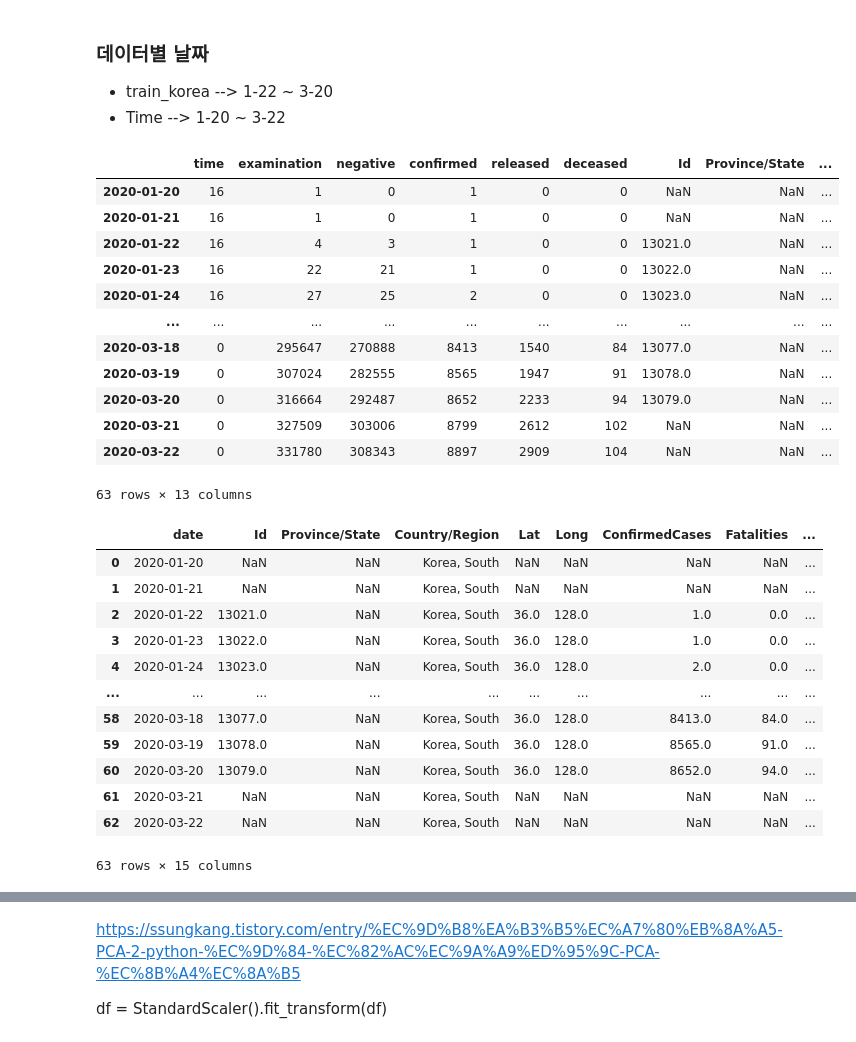
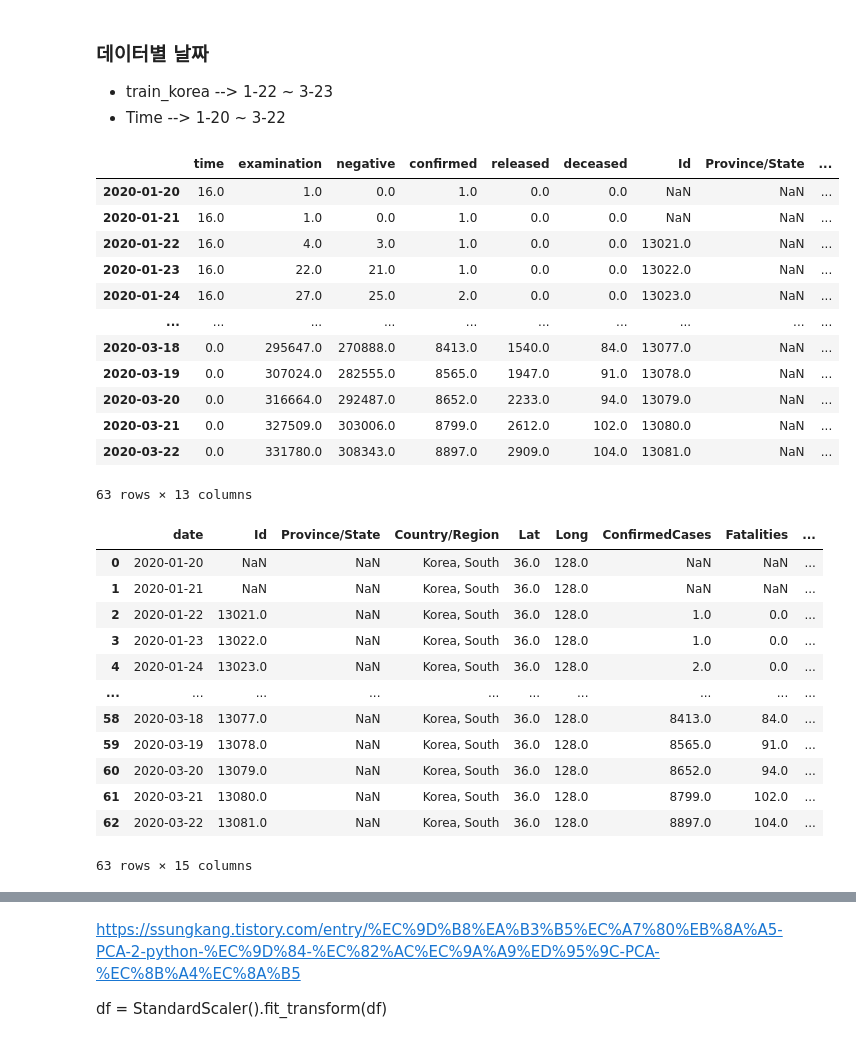
Before and after one commit to jeongnamho/Kaggle, a Jupyter notebook: Corona_competition/Corona_competition.ipynb, the cells around one changed output, grey strips where cells are left out. Drawn from its saved outputs; the diff is of its cells as text; code cells hidden in the pictures.

```diff
--- a/Corona_competition/Corona_competition.ipynb
+++ b/Corona_competition/Corona_competition.ipynb
@@ -67,7 +67,7 @@ time : (63, 7)
 | 2 | 2020-01-22 | 16 | 4 | 3 | 1 | 0 | 0 |
 # %% [markdown]
 ### 데이터별 날짜
-- train_korea --> 1-22 ~ 3-20
+- train_korea --> 1-22 ~ 3-23
 - Time --> 1-20 ~ 3-22
 # %%
 # 다음 셀을 여러번 반복해도 에러나게 하지 않으려 설정
@@ -76,25 +76,28 @@ df2 = time.copy()
 # %%
 train_korea = df1.set_index("Date")
 time = df2.set_index("date")
 
 # 위의 train_korea와 time데이터를 합침(같은 날짜끼리 합쳐지도록 위에서 설정함)
 train_korea = pd.concat([time, train_korea], axis=1, sort=False)
 train_korea.rename(columns={'test':'examination'}, inplace=True)  # test컬럼이 test데이터프레임과 헷갈릴 소지가 있어 바꿈
 train_korea["Country/Region"].fillna("Korea, South", inplace=True)
+train_korea["Lat"].fillna(36.0, inplace=True)
+train_korea["Long"].fillna(128.0, inplace=True)
+train_korea=train_korea.loc[train_korea["examination"].notnull()]
 train_korea
 # %% [output]
 |  | time | examination | negative | confirmed | released | deceased | Id | Province/State | ... |
-| 2020-01-20 | 16 | 1 | 0 | 1 | 0 | 0 | NaN | NaN | ... |
-| 2020-01-21 | 16 | 1 | 0 | 1 | 0 | 0 | NaN | NaN | ... |
-| 2020-01-22 | 16 | 4 | 3 | 1 | 0 | 0 | 13021.0 | NaN | ... |
-| 2020-01-23 | 16 | 22 | 21 | 1 | 0 | 0 | 13022.0 | NaN | ... |
-| 2020-01-24 | 16 | 27 | 25 | 2 | 0 | 0 | 13023.0 | NaN | ... |
+| 2020-01-20 | 16.0 | 1.0 | 0.0 | 1.0 | 0.0 | 0.0 | NaN | NaN | ... |
+| 2020-01-21 | 16.0 | 1.0 | 0.0 | 1.0 | 0.0 | 0.0 | NaN | NaN | ... |
+| 2020-01-22 | 16.0 | 4.0 | 3.0 | 1.0 | 0.0 | 0.0 | 13021.0 | NaN | ... |
+| 2020-01-23 | 16.0 | 22.0 | 21.0 | 1.0 | 0.0 | 0.0 | 13022.0 | NaN | ... |
+| 2020-01-24 | 16.0 | 27.0 | 25.0 | 2.0 | 0.0 | 0.0 | 13023.0 | NaN | ... |
 | ... | ... | ... | ... | ... | ... | ... | ... | ... | ... |
-| 2020-03-18 | 0 | 295647 | 270888 | 8413 | 1540 | 84 | 13077.0 | NaN | ... |
-| 2020-03-19 | 0 | 307024 | 282555 | 8565 | 1947 | 91 | 13078.0 | NaN | ... |
-| 2020-03-20 | 0 | 316664 | 292487 | 8652 | 2233 | 94 | 13079.0 | NaN | ... |
-| 2020-03-21 | 0 | 327509 | 303006 | 8799 | 2612 | 102 | NaN | NaN | ... |
-| 2020-03-22 | 0 | 331780 | 308343 | 8897 | 2909 | 104 | NaN | NaN | ... |
+| 2020-03-18 | 0.0 | 295647.0 | 270888.0 | 8413.0 | 1540.0 | 84.0 | 13077.0 | NaN | ... |
+| 2020-03-19 | 0.0 | 307024.0 | 282555.0 | 8565.0 | 1947.0 | 91.0 | 13078.0 | NaN | ... |
+| 2020-03-20 | 0.0 | 316664.0 | 292487.0 | 8652.0 | 2233.0 | 94.0 | 13079.0 | NaN | ... |
+| 2020-03-21 | 0.0 | 327509.0 | 303006.0 | 8799.0 | 2612.0 | 102.0 | 13080.0 | NaN | ... |
+| 2020-03-22 | 0.0 | 331780.0 | 308343.0 | 8897.0 | 2909.0 | 104.0 | 13081.0 | NaN | ... |
 63 rows × 13 columns
 # %%
 # 여긴 데이터프레임 보기 이쁘게 바꾸는 작업
@@ -110,8 +113,8 @@ train_korea.rename(columns={'index':'date'}, inplace=True)
 train_korea
 # %% [output]
 |  | date | Id | Province/State | Country/Region | Lat | Long | ConfirmedCases | Fatalities | ... |
-| 0 | 2020-01-20 | NaN | NaN | Korea, South | NaN | NaN | NaN | NaN | ... |
-| 1 | 2020-01-21 | NaN | NaN | Korea, South | NaN | NaN | NaN | NaN | ... |
+| 0 | 2020-01-20 | NaN | NaN | Korea, South | 36.0 | 128.0 | NaN | NaN | ... |
+| 1 | 2020-01-21 | NaN | NaN | Korea, South | 36.0 | 128.0 | NaN | NaN | ... |
 | 2 | 2020-01-22 | 13021.0 | NaN | Korea, South | 36.0 | 128.0 | 1.0 | 0.0 | ... |
 | 3 | 2020-01-23 | 13022.0 | NaN | Korea, South | 36.0 | 128.0 | 1.0 | 0.0 | ... |
 | 4 | 2020-01-24 | 13023.0 | NaN | Korea, South | 36.0 | 128.0 | 2.0 | 0.0 | ... |
@@ -119,8 +122,8 @@ train_korea
 | 58 | 2020-03-18 | 13077.0 | NaN | Korea, South | 36.0 | 128.0 | 8413.0 | 84.0 | ... |
 | 59 | 2020-03-19 | 13078.0 | NaN | Korea, South | 36.0 | 128.0 | 8565.0 | 91.0 | ... |
 | 60 | 2020-03-20 | 13079.0 | NaN | Korea, South | 36.0 | 128.0 | 8652.0 | 94.0 | ... |
-| 61 | 2020-03-21 | NaN | NaN | Korea, South | NaN | NaN | NaN | NaN | ... |
-| 62 | 2020-03-22 | NaN | NaN | Korea, South | NaN | NaN | NaN | NaN | ... |
+| 61 | 2020-03-21 | 13080.0 | NaN | Korea, South | 36.0 | 128.0 | 8799.0 | 102.0 | ... |
+| 62 | 2020-03-22 | 13081.0 | NaN | Korea, South | 36.0 | 128.0 | 8897.0 | 104.0 | ... |
 63 rows × 15 columns
 # %%
 train_korea.reset_index(inplace=True)
```
Also changed, not shown: parts of 29 cells of this notebook, 4 other files.
